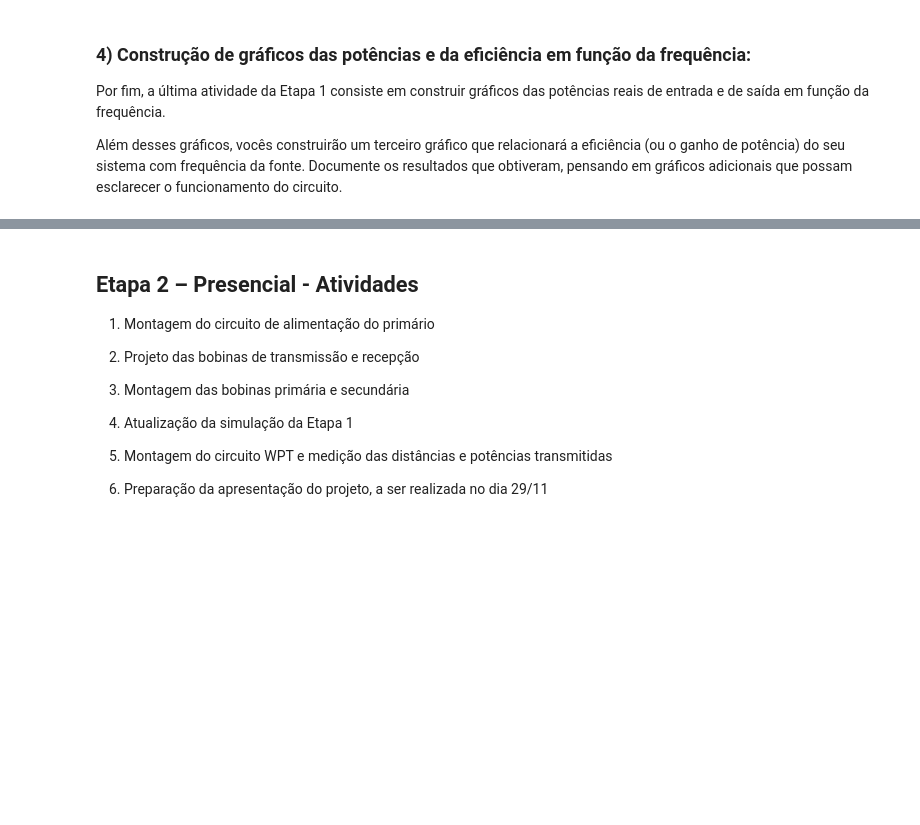
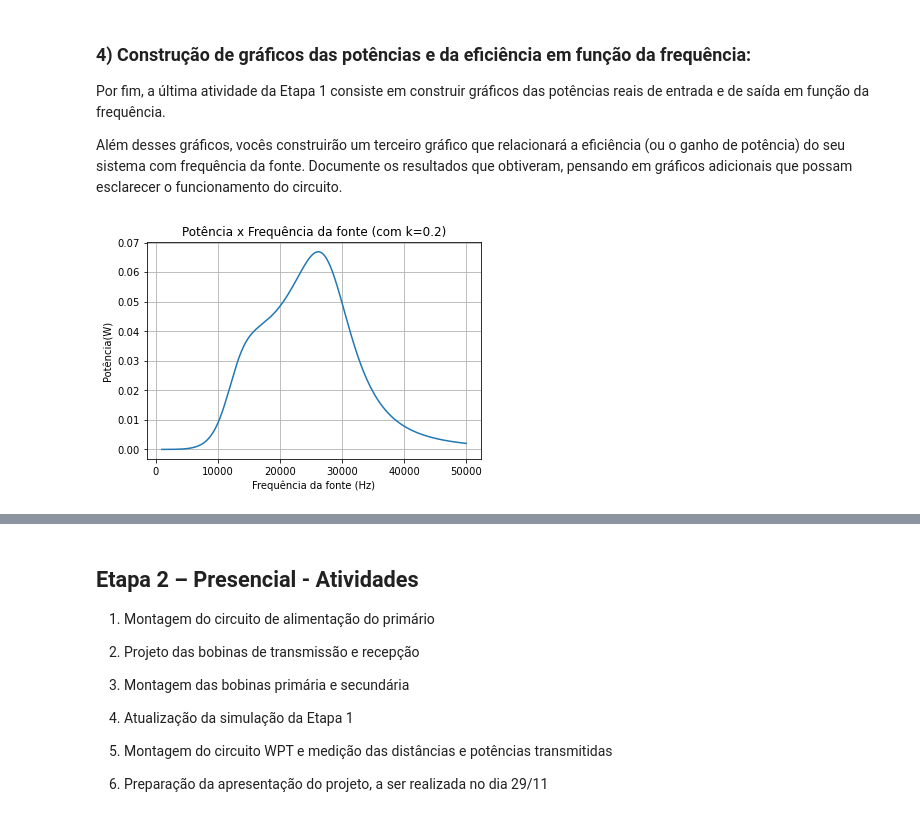
Before and after one commit to andresabcb/proj_eletromag_212, a Jupyter notebook: Projeto Eletromag 212.ipynb, the cells around one changed output, grey strips where cells are left out. Cells and saved outputs as stored; diff of their text form; code cells hidden in the pictures; blank space fills up the shorter version.

```diff
--- a/Projeto Eletromag 212.ipynb
+++ b/Projeto Eletromag 212.ipynb
@@ -198,3 +294,39 @@ adicionais que possam esclarecer o funcionamento do circuito.
 Por fim, a última atividade da Etapa 1 consiste em construir gráficos das potências reais de entrada e de saída em função da frequência.
 
 Além desses gráficos, vocês construirão um terceiro gráfico que relacionará a eficiência (ou o ganho de potência) do seu sistema com frequência da fonte. Documente os resultados que obtiveram, pensando em gráficos adicionais que possam esclarecer o funcionamento do circuito.
+# %%
+def CalcularImpedanciaAntena(f, L, C, R, RC):
+    w = 2*pi*f
+    Z = R+1j*w*L+(((1/(1j*w*C))*RC)/((1/(1j*w*C))+RC))
+    return Z
+
+def Calcula_Potencia(V, i):
+    return V/sqrt(2)*i.conjugate()/sqrt(2)
+
+def calcula_eficiencia(S1,S2):
+    return S2.real/S1.real
+
+lista_iRC = []
+lista_eficiencia = []
+lista_potencia_carga = []
+
+for f in lista_freq:
+    i1, i2 = CalcularTransformadorNovo2(Uf, RC, f, 0.7)
+    w = 2*pi*f
+    P_f = (Calcula_Potencia(Uf, i1))
+    Z_eq_carga = ((1/(1j*w*C1))*RC)/((1/(1j*w*C1))+RC)
+    V_carga = i2*Z_eq_carga
+    I_RC = V_carga/RC
+    P_c = (Calcula_Potencia(V_carga, I_RC))
+    lista_potencia_carga.append(P_c)
+    lista_eficiencia.append(calcula_eficiencia(P_f, P_c))
+    #lista_iRC.append(abs(I_RC))
+
+plt.plot(lista_freq,lista_potencia_carga)
+plt.title("Potência x Frequência da fonte (com k=0.2)")
+plt.ylabel("Potência(W)")
+plt.xlabel("Frequência da fonte (Hz)")
+plt.grid(True)
+plt.show()
+# %% [output]
+[figure, added]
```
Also changed, not shown: parts of 17 cells of this notebook.
